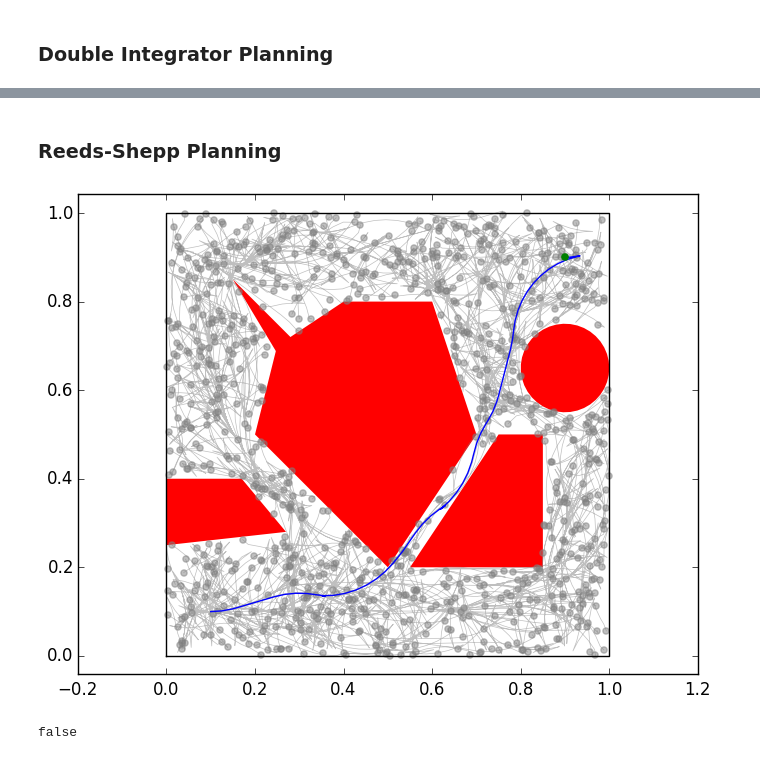
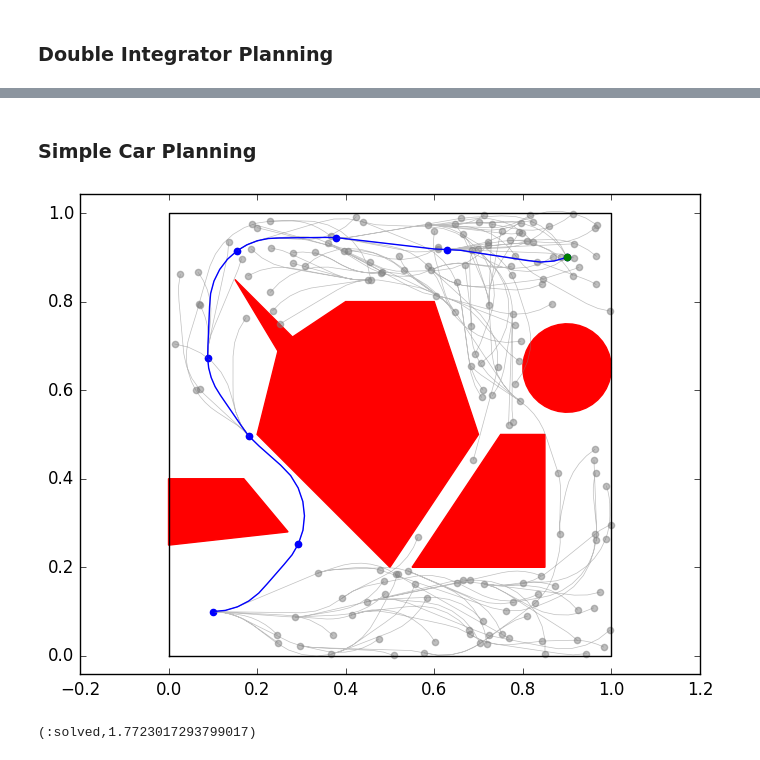
Before and after one commit to schmrlng/MotionPlanning.jl, a Jupyter notebook: doc/MotionPlanning.ipynb, the cells around one changed output, grey strips where cells are left out. Saved outputs shown, nothing was run; the diff lists cells and outputs as text; code cells hidden in the pictures.

```diff
--- a/doc/MotionPlanning.ipynb
+++ b/doc/MotionPlanning.ipynb
@@ -43,14 +38,14 @@ false
 # %% [markdown]
-### Reeds-Shepp Planning
+### Simple Car Planning
 # %%
-statespace = ReedsSheppStateSpace(.2)   # ReedsSheppStateSpace, dist = arc length
-init = RSState(.1,.1,0.)
+statespace = DubinsQuasiMetricSpace(.15)   # BoundedStateSpace, lo = [0,0,0], hi = [0,0,2pi], dist = arc length
+init = SE2State(.1,.1,0.)
 goal = PointGoal([.9,.9])
-collisionchecker = PointRobot2D(ISRR_POLY_WITH_SPIKE)
+collisionchecker = PointRobot2D(ISRR_POLY_WITH_SPIKE())
 P = MPProblem(statespace, init, goal, collisionchecker);
 # %%
-fmtstar!(P, 1000, connections = :R, r = .3)
+fmtstar!(P, 1000, connections = :R, r = .3, ensure_goal_ct = 10)   # sampling 10 terminal angles at [.9,.9]
 plot(P, meta=true)
 # %% [output]
-[figure, old version]
+[figure, new version]
-false
+(:solved,1.7723017293799017)
```
Also changed, not shown: parts of 5 cells of this notebook, 4 other files.
